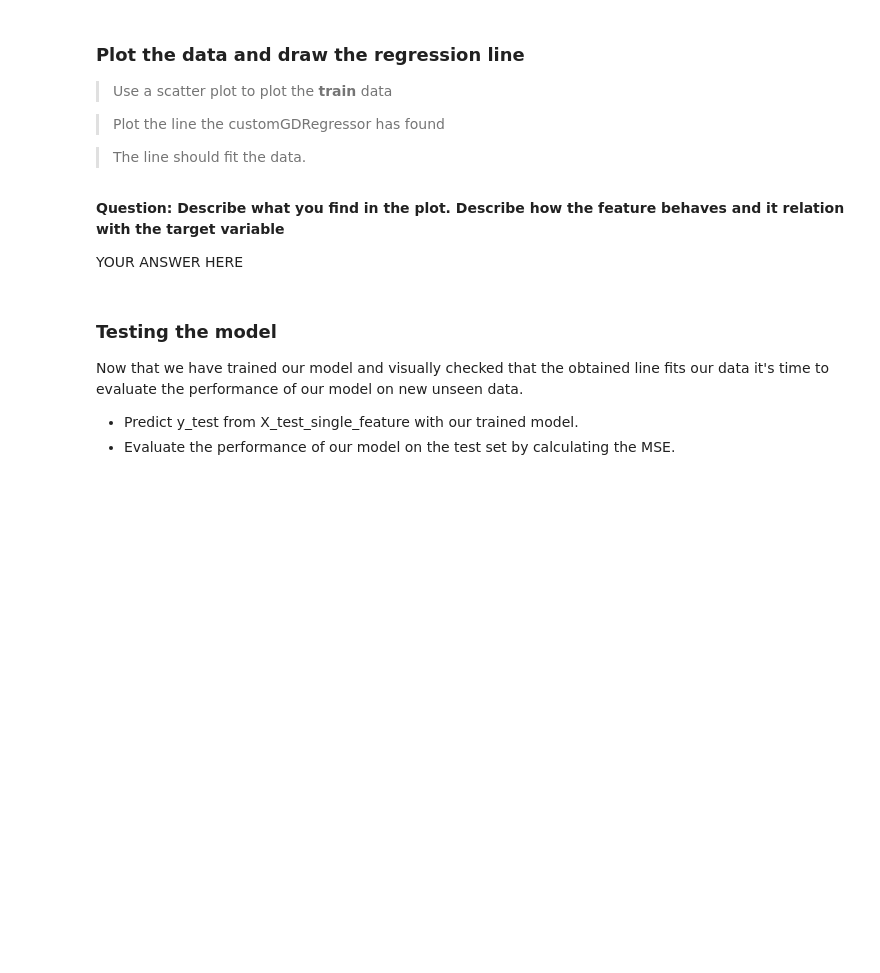
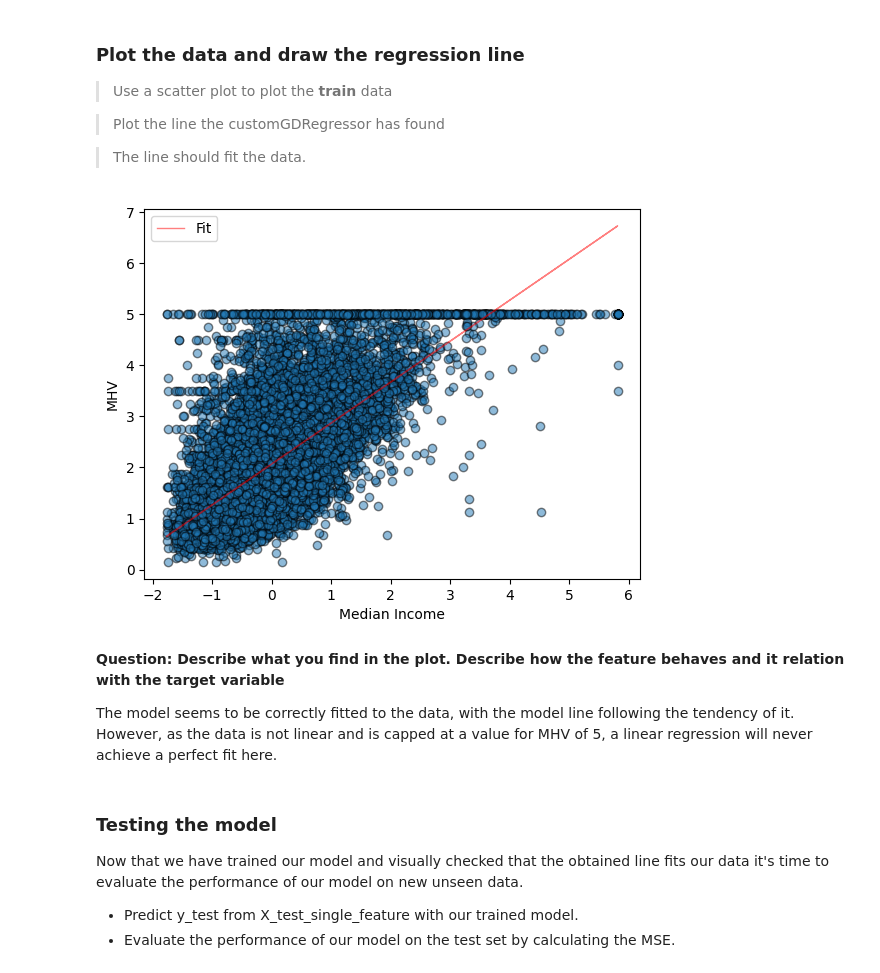
Before and after one commit to cesarz10/Data-Analytics-Healthcare, a Jupyter notebook: Lab_5_machine_learning/Part 1 - Linear Regression.ipynb, the cells around one changed output. Saved outputs shown, nothing was run; the diff lists cells and outputs as text; code cells hidden in the pictures; blank space fills up the shorter version.

```diff
--- a/Lab_5_machine_learning/Part 1 - Linear Regression.ipynb
+++ b/Lab_5_machine_learning/Part 1 - Linear Regression.ipynb
@@ -433,3 +478,7 @@ raise NotImplementedError()
+# %%
+from sklearn.model_selection import train_test_split
+
+X_train, X_test, y_train, y_test = train_test_split(df[df.keys[:-1]], df['MHV'], train_size=0.8, random_state=777)
 # %%
 print("X_train shape:", X_train.shape)
 print("X_test shape:", X_test.shape)
@@ -460,3 +511,9 @@ raise NotImplementedError()
+# %%
+avg = X_train.mean(axis=0)
+stdev = X_train.std(axis=0)
+
+X_train = (X_train - avg) / stdev
+X_test = (X_test - avg) / stdev
 # %%
 assert round(X_train.mean(axis=0).mean()) == 0, "The mean of your X_train features is not 0, check that you normalized correctly!"
 assert round(X_train.std(axis=0).mean()) == 1, "The std of your X_train features is not 1, check that you normalized correctly!"
@@ -481,9 +538,10 @@ X_test_single_feature = X_test[['MedInc']].values
 - Again play with the **n_iter** and **learning_rate** to achieve an **MSE value lower than 0.8**.
 - Store the obtained values for b0 and b1 in **variables called b0 and b1 respectively**.
 # %%
-b0 = 0
-b1 = 0
-# YOUR CODE HERE
-raise NotImplementedError()
-print(f"b0: {b0}")
+y_pred_single_feature = customGDRegressor(500, 0.01 )
+y_pred_single_feature.fit(X_train_single_feature, y_train)
+
+b0 = y_pred_single_feature.b0
+b1 = y_pred_single_feature.b1
+print(f"\nb0: {b0}")
 print(f"b1: {b1}")
@@ -504,4 +574,14 @@ raise NotImplementedError()
+# %%
+pred_line = b0 + b1 * X_train_single_feature
+plt.scatter(X_train_single_feature, y_train, alpha=0.5, edgecolors='k')
+plt.plot(X_train_single_feature, pred_line, 'r', linewidth=1, alpha=0.5, label="Fit")
+plt.legend()
+plt.xlabel("Median Income")
+plt.ylabel("MHV")
+plt.show()
+# %% [output]
+[figure, added]
 # %% [markdown]
 **Question: Describe what you find in the plot. Describe how the feature behaves and it relation with the target variable**
 
-YOUR ANSWER HERE
+The model seems to be correctly fitted to the data, with the model line following the tendency of it. However, as the data is not linear and is capped at a value for MHV of 5, a linear regression will never achieve a perfect fit here.
```
Also changed, not shown: parts of 28 cells of this notebook.
